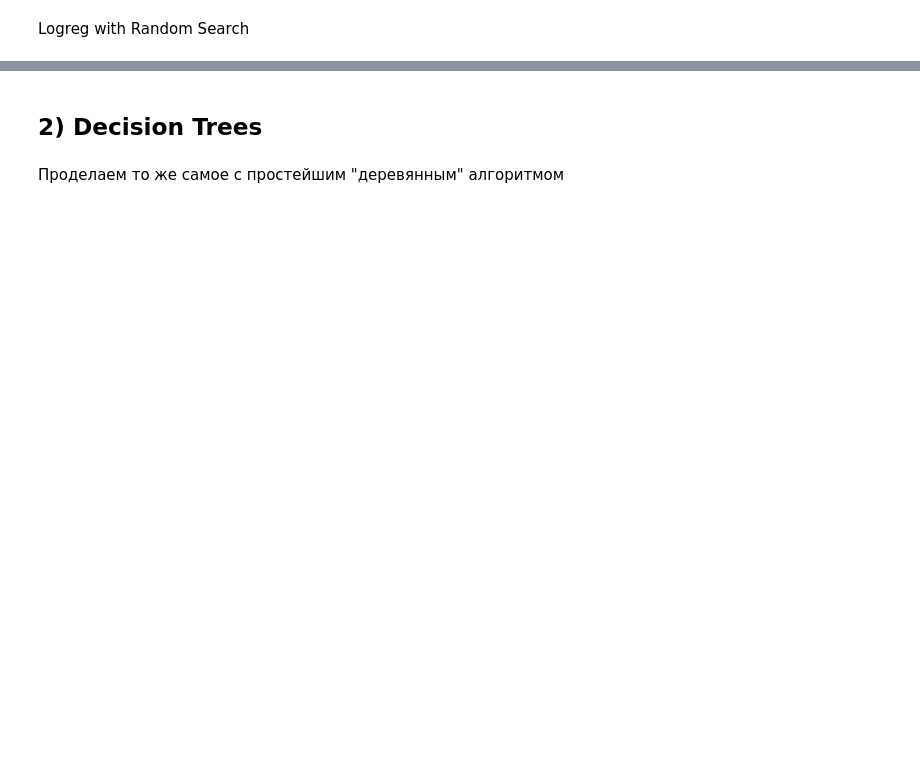
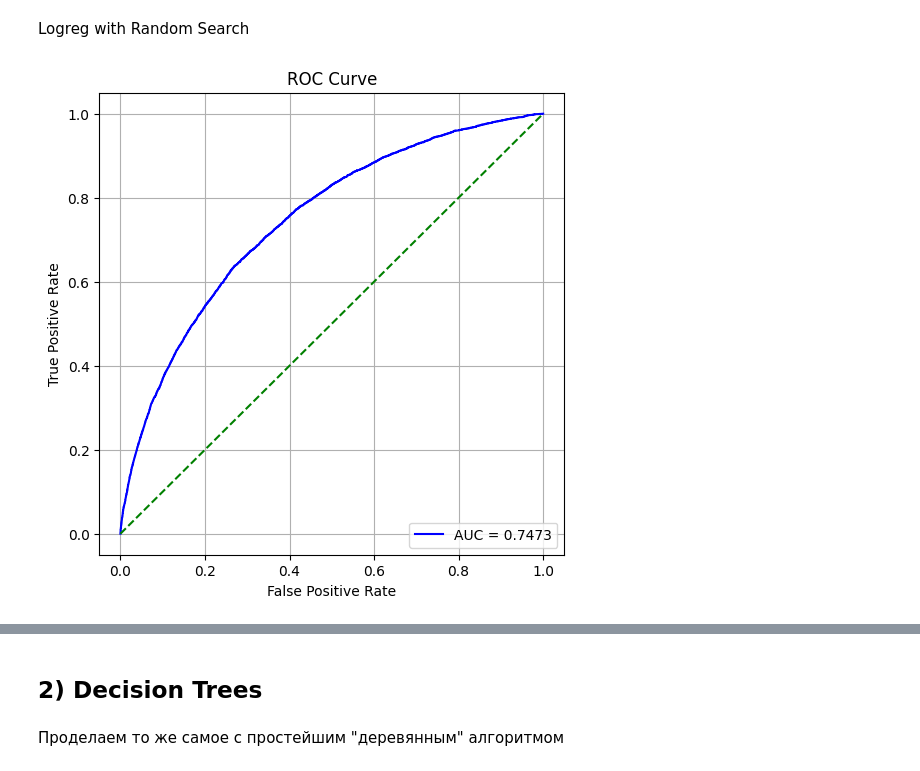
Before and after one commit to Uralbeckins/Credit-Score-Prediction-Home-Credit-Bank, a Jupyter notebook: Notebook/EDA_model_training.ipynb, the cells around one changed output, grey strips where cells are left out. Saved outputs shown, nothing was run; the diff lists cells and outputs as text; code cells hidden in the pictures; blank space fills up the shorter version.

```diff
--- a/Notebook/EDA_model_training.ipynb
+++ b/Notebook/EDA_model_training.ipynb
@@ -1182,19 +1198,17 @@ def optuna_tune(model_class, param_space_func, X, y, n_trials=60, cv_num=5):
 from sklearn.metrics import roc_auc_score
 from sklearn.metrics import roc_curve
 
-def get_score(pipeline, csv_name, X_kaggle, X_val):
-
-    X_kaggle_copy = X_kaggle.copy()
+def get_score(pipeline, csv_name, X_Kaggle, X_validation, y_validation):
 
     # Сохраняем ID колонку из X_kaggle
-    SK_ID_CURR = X_kaggle['SK_ID_CURR'].copy()
+    SK_ID_CURR = X_Kaggle['SK_ID_CURR'].copy()
 
     # Удаляем ID колонку для предсказания
-    X_kaggle_copy.drop(columns=['SK_ID_CURR'], inplace=True)
+    X_Kaggle_no_id = X_Kaggle.drop(columns=['SK_ID_CURR'])
 
     # Get predictions
-    y_kaggle_proba = pipeline.predict_proba(X_kaggle_copy)[:, 1]
-    y_val_proba = pipeline.predict_proba(X_val)[:, 1]
+    y_kaggle_proba = pipeline.predict_proba(X_Kaggle_no_id)[:, 1]
+    y_val_proba = pipeline.predict_proba(X_validation)[:, 1]
 
     # Make submission-file for Kaggle
     submission = pd.DataFrame({'SK_ID_CURR': SK_ID_CURR, 'TARGET': y_kaggle_proba})
@@ -1202,8 +1216,8 @@ def get_score(pipeline, csv_name, X_kaggle, X_val):
     submission.to_csv(csv_name, index=False)
 
     # Plotting ROC-curve
-    fpr, tpr, _ = roc_curve(y_val,  y_val_proba)
-    auc = roc_auc_score(y_val, y_val_proba)
+    fpr, tpr, _ = roc_curve(y_validation,  y_val_proba)
+    auc = roc_auc_score(y_validation, y_val_proba)
 
     plt.figure(figsize=(6, 6))
     plt.plot(fpr, tpr, label=f'AUC = {auc:.4f}', color='blue')
@@ -1234,41 +1233,45 @@ X_kaggle_catboost = app_test_catboost
 # %% [markdown]
 Logreg with Random Search
 # %%
-# from sklearn.pipeline import Pipeline
-# from sklearn.preprocessing import StandardScaler
-# from sklearn.linear_model import LogisticRegression
-# from sklearn.model_selection import RandomizedSearchCV
+from sklearn.pipeline import Pipeline
+from sklearn.preprocessing import StandardScaler
+from sklearn.linear_model import LogisticRegression
+from sklearn.model_selection import RandomizedSearchCV
 
-# # Pipeline: scaler + logistic regression
-# pipeline_logreg = Pipeline([
-#     ('scaler', StandardScaler()),
-#     ('logreg', LogisticRegression(
-#                                   penalty="elasticnet",
-#                                   solver="saga",
-#                                   l1_ratio=0.9,
-#                                   max_iter=200,
-#                                   verbose=1,
-#                                   random_state=42
-#                                   ))
-# ])
-# param_dist = {
-#     'logreg__C': np.logspace(-3, 2, 20),  # от 0.001 до 100
-#     'logreg__l1_ratio': np.linspace(0, 1, 11)  # от чистого L2 до чистого L1
-# }
+# Pipeline: scaler + logistic regression
+pipeline_logreg = Pipeline([
+    ('scaler', StandardScaler()),
+    ('logreg', LogisticRegression(
+                                  penalty="elasticnet",
+                                  solver="saga",
+                                  l1_ratio=0.9,
+                                  C=0.037926,
+                                  max_iter=100,
+                                  verbose=0,
+                                  random_state=42
+                                  ))
+])
+param_dist = {
+    'logreg__C': np.logspace(-3, 2, 20),  # от 0.001 до 100
+    'logreg__l1_ratio': np.linspace(0, 1, 11)  # от чистого L2 до чистого L1
+}
 
-# random_search = RandomizedSearchCV(
-#     pipeline_logreg,
-#     param_dist,
-#     n_iter=10,  # можно начать с 20-30 итераций
-#     cv=5,
-#     scoring='roc_auc',
-#     random_state=42,
-#     n_jobs=-1,
-#     verbose=1
-# )
+random_search = RandomizedSearchCV(
+    pipeline_logreg,
+    param_dist,
+    n_iter=1,  # можно начать с 20-30 итераций
+    cv=5,
+    scoring='roc_auc',
+    random_state=42,
+    n_jobs=-1,
+    verbose=1
+)
 
-# # Learning....
+# Learning....
 # random_search.fit(X_train, y_train)
 # best_model = random_search.best_estimator_
 
-# get_score(best_model, '../Kaggle Submissions/submission_logreg.csv', X_kaggle, X_val)
+pipeline_logreg.fit(X_train, y_train)
+get_score(pipeline_logreg, '../Kaggle Submissions/submission_logreg.csv', X_kaggle, X_val, y_val)
+# %% [output]
+[figure, added]
```
Also changed, not shown: parts of 22 cells of this notebook.
